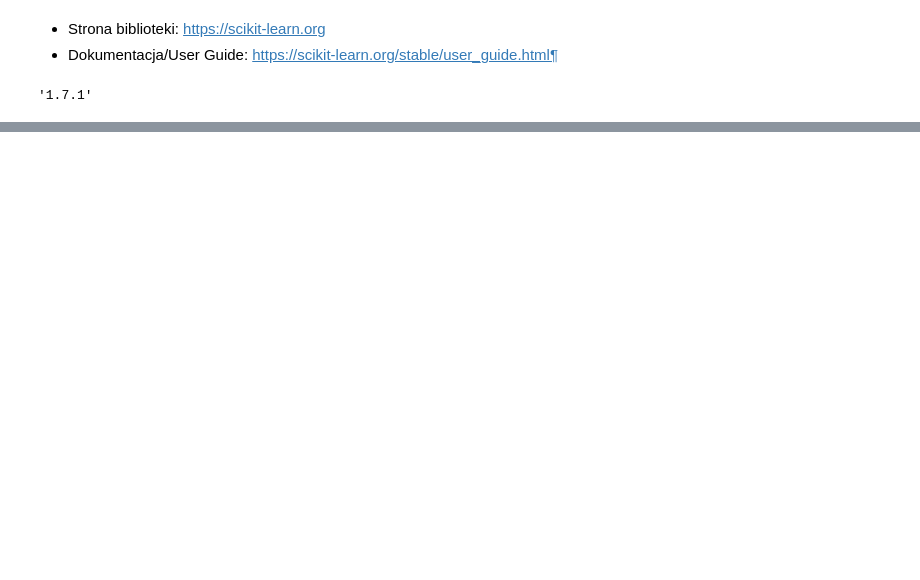
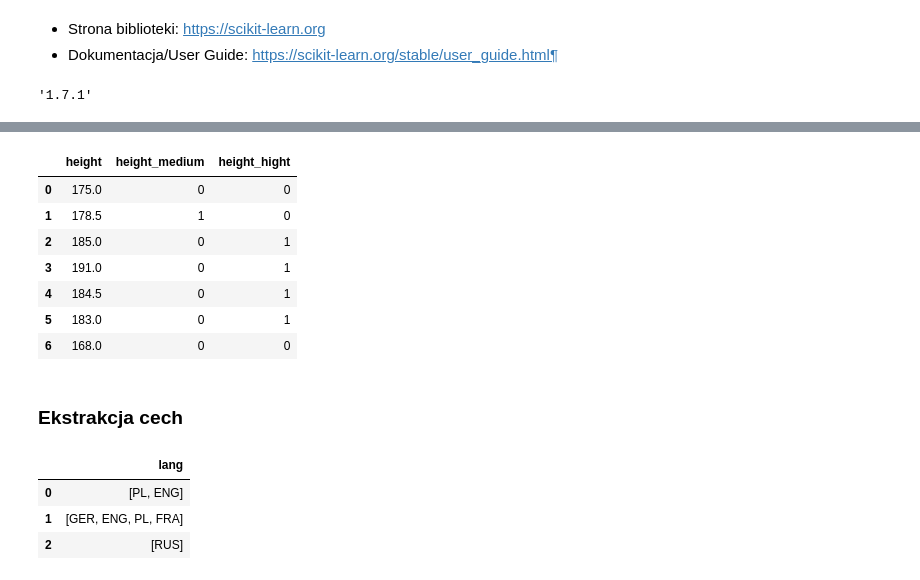
Before and after one commit to DamianPodrazaCode/Python_code, a Jupyter notebook: Jupyter/SciKit-Learn-bootcamp_cz1/03_feature_extraction.ipynb, the cells around one changed output, grey strips where cells are left out. Saved outputs shown, nothing was run; the diff lists cells and outputs as text; code cells hidden in the pictures; blank space fills up the shorter version.

```diff
--- a/Jupyter/SciKit-Learn-bootcamp_cz1/03_feature_extraction.ipynb
+++ b/Jupyter/SciKit-Learn-bootcamp_cz1/03_feature_extraction.ipynb
@@ -46,0 +96,3 @@ memory usage: 240.0 bytes
+# %%
+df = pd.DataFrame(data={'height': [175., 178.5, 185., 191., 184.5, 183., 168.]})
+df
@@ -46,0 +108,3 @@ memory usage: 240.0 bytes
+# %%
+df['height_cat'] = pd.cut(x=df.height, bins=3) # podziel na 3 kategorie(bins=3), z kolumny height
+df
@@ -46,0 +120,3 @@ memory usage: 240.0 bytes
+# %%
+df['height_cat'] = pd.cut(x=df.height, bins=(160, 175, 180, 195)) # podziel na 3 konkretne przedziały (160-175, 175-180, 180-195)
+df
@@ -46,0 +132,3 @@ memory usage: 240.0 bytes
+# %%
+df['height_cat'] = pd.cut(x=df.height, bins=(160, 175, 180, 195), labels=['small', 'medium', 'hight']) # jw. tylko z etykietami
+df
@@ -46,0 +144,21 @@ memory usage: 240.0 bytes
+# %%
+pd.get_dummies(df, drop_first=True, prefix='height', dtype=int)
+# %% [output]
+|  | height | height_medium | height_hight |
+| 0 | 175.0 | 0 | 0 |
+| 1 | 178.5 | 1 | 0 |
+| 2 | 185.0 | 0 | 1 |
+| 3 | 191.0 | 0 | 1 |
+| 4 | 184.5 | 0 | 1 |
+| 5 | 183.0 | 0 | 1 |
+| 6 | 168.0 | 0 | 0 |
+# %% [markdown]
+### Ekstrakcja cech
+# %%
+df = pd.DataFrame(data={'lang': [['PL', 'ENG'], ['GER', 'ENG', 'PL', 'FRA'], ['RUS']]})
+df
+# %% [output]
+|  | lang |
+| 0 | [PL, ENG] |
+| 1 | [GER, ENG, PL, FRA] |
+| 2 | [RUS] |
```
Also changed, not shown: parts of 12 cells of this notebook, 1 other file.
